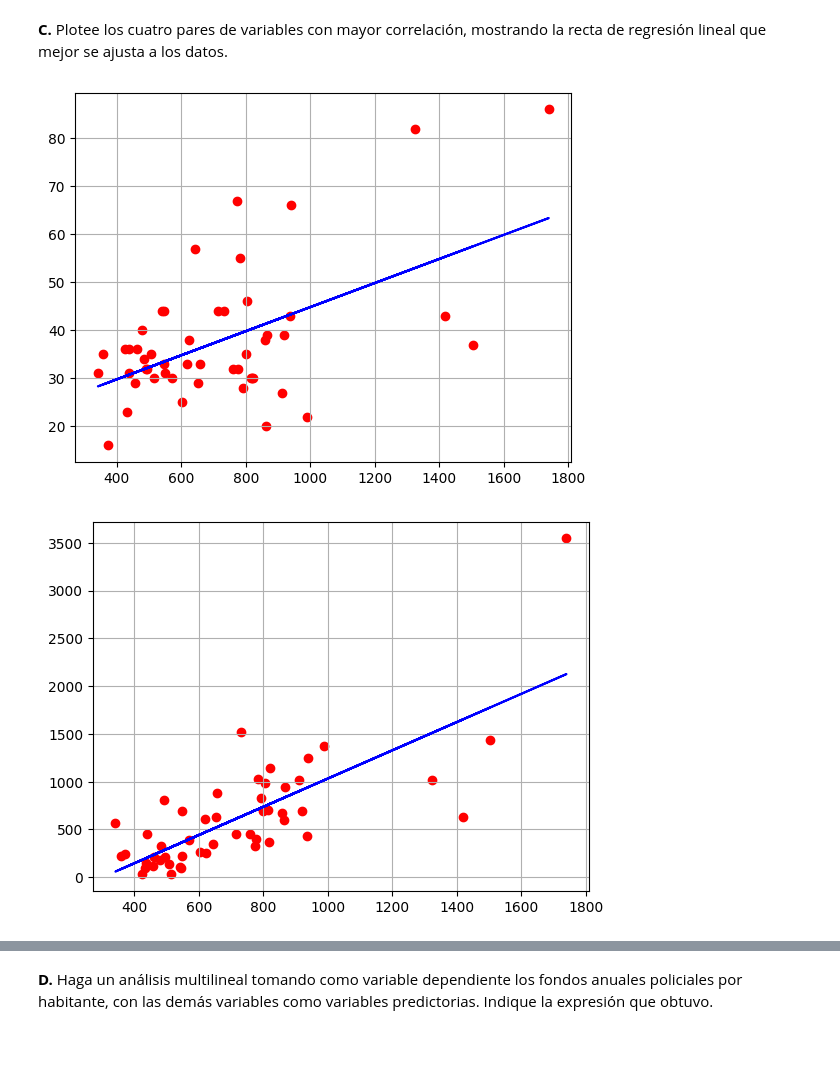
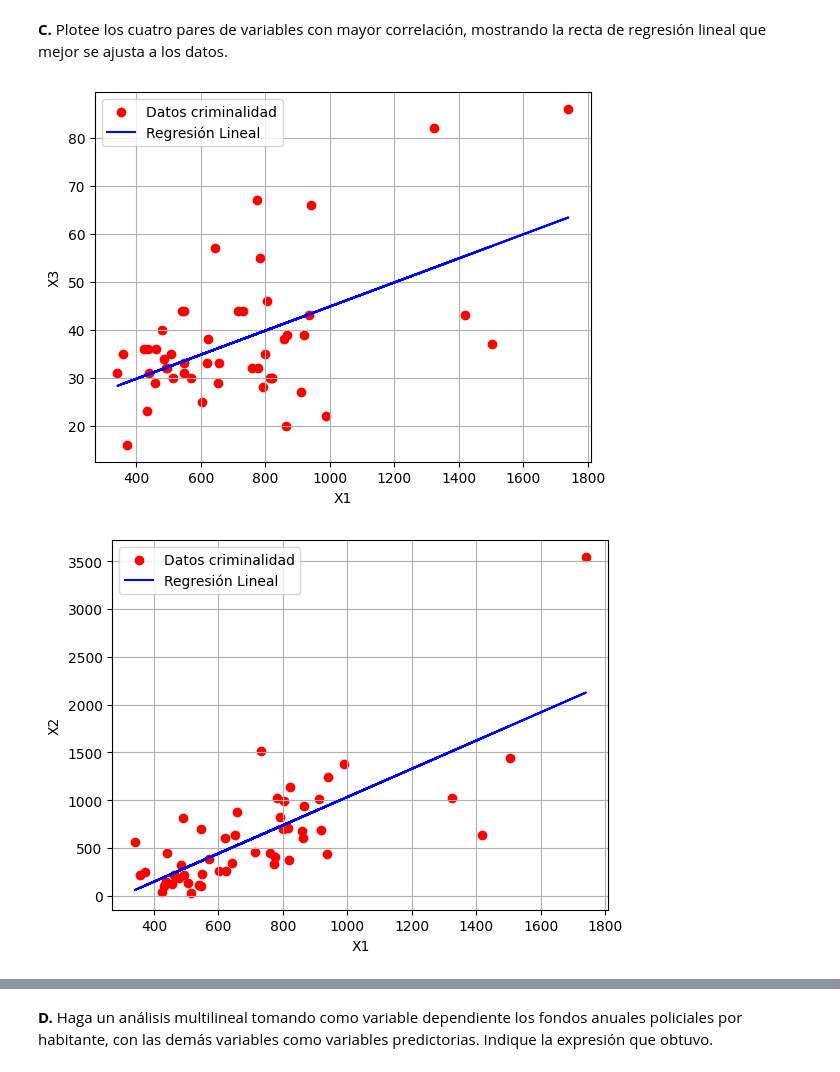
Before and after one commit to bermudez05/Siniestralidad_Bogota_BD, a Jupyter notebook: Taller 4/Taller_4.ipynb, the cells around one changed output, grey strips where cells are left out. Cells and saved outputs as stored; diff of their text form; code cells hidden in the pictures; blank space fills up the shorter version.

```diff
--- a/Taller 4/Taller_4.ipynb
+++ b/Taller 4/Taller_4.ipynb
@@ -168,27 +168,31 @@ Vemos que las variables con mayor correlación son:
 # %%
 import numpy as np
 import matplotlib.pyplot as plt
 import pandas as pd
 
-def linear_regression(X, Y):
-    a = np.inner(X,X)
+def linear_regression(X, Y, xlabel, ylabel):
+    a = np.inner(X, X)
     b = np.sum(X)
-    c = np.inner(X,Y)
+    c = np.inner(X, Y)
     d = np.sum(Y)
     N = len(X)
-    Delta = a*N-b*b
-    A =(N*c-b*d)/Delta
-    B =(a*d-b*c)/Delta
-    Y_pred = A*X+B
+    Delta = a * N - b * b
+    A = (N * c - b * d) / Delta
+    B = (a * d - b * c) / Delta
+    Y_pred = A * X + B
+
     plt.grid(True)
-    plt.scatter(X, Y,color='red')
-    plt.plot(X, Y_pred, color='blue')
+    plt.scatter(X, Y, color='red', label='Datos criminalidad')
+    plt.plot(X, Y_pred, color='blue', label='Regresión Lineal')
+    plt.xlabel(xlabel)
+    plt.ylabel(ylabel)
+    plt.legend()
     plt.show()
 
-linear_regression(criminalidad['X1'], criminalidad['X3'])
-linear_regression(criminalidad['X1'], criminalidad['X2'])
-linear_regression(criminalidad['X7'], criminalidad['X6'])
-linear_regression(criminalidad['X7'], criminalidad['X4'])
+linear_regression(criminalidad['X1'], criminalidad['X3'], 'X1', 'X3')
+linear_regression(criminalidad['X1'], criminalidad['X2'], 'X1', 'X2')
+linear_regression(criminalidad['X7'], criminalidad['X6'], 'X7', 'X6')
+linear_regression(criminalidad['X7'], criminalidad['X4'], 'X7', 'X4')
 # %% [output]
-[figure, old version]
+[figure, new version]
-[figure, old version]
+[figure, new version]
```
Also changed, not shown: parts of 22 cells of this notebook.
